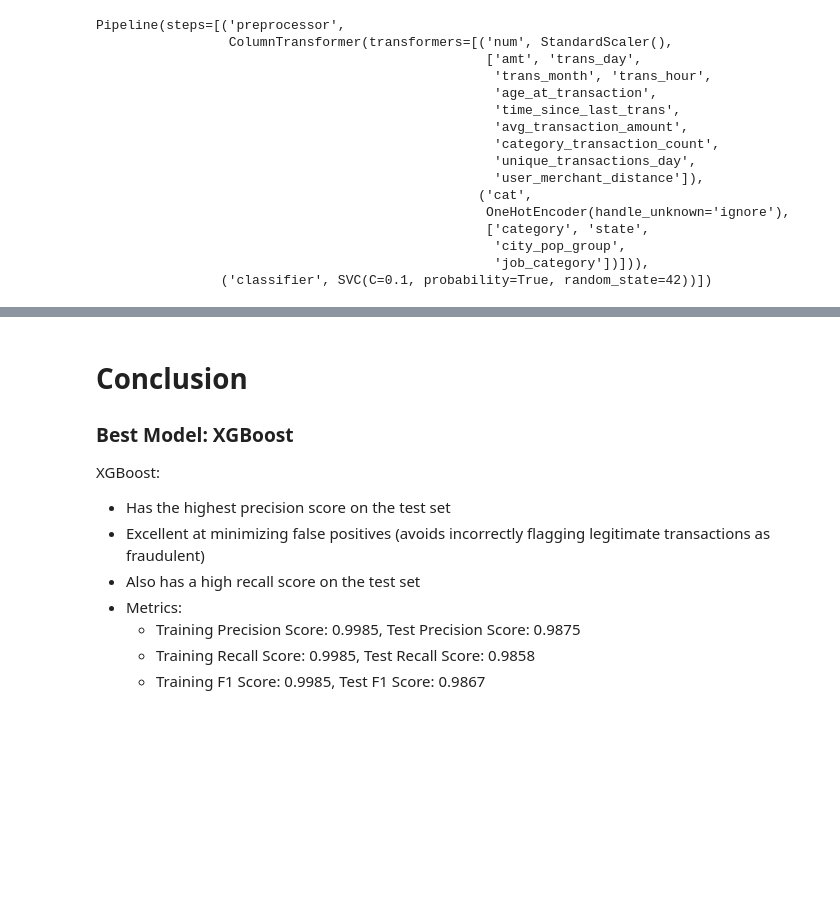
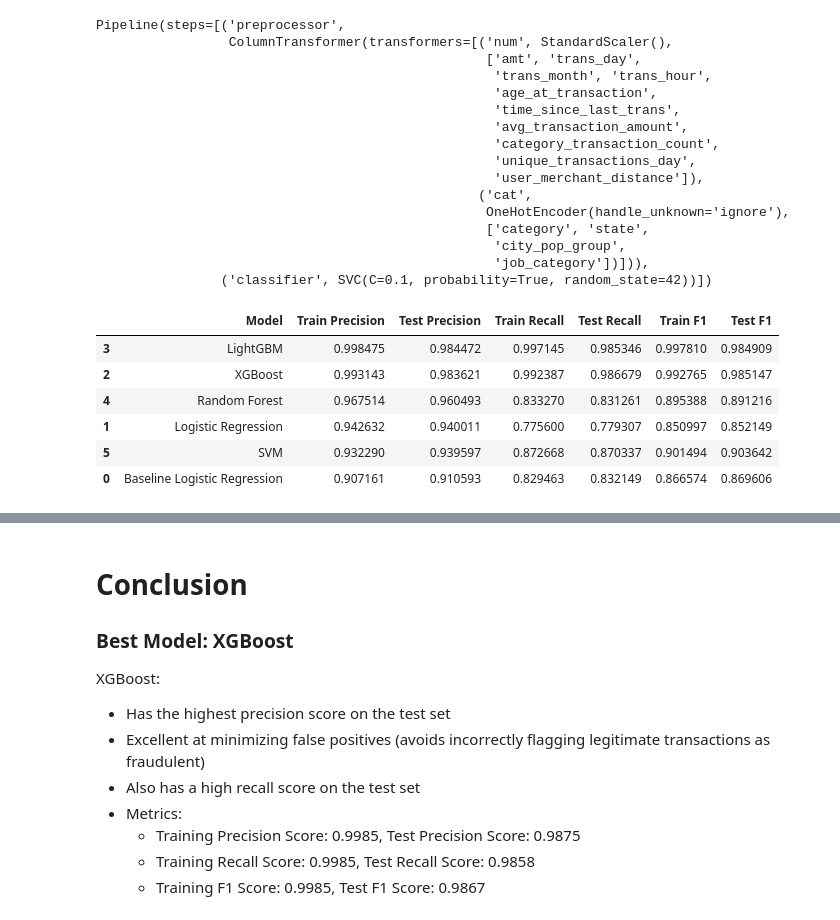
Before and after one commit to Haoweee/Credit-Card-Fraud-Detection, a Jupyter notebook: notebook/fraud_detection.ipynb, the cells around one changed output, grey strips where cells are left out. Cells and saved outputs as stored; diff of their text form; code cells hidden in the pictures; blank space fills up the shorter version.

```diff
--- a/notebook/fraud_detection.ipynb
+++ b/notebook/fraud_detection.ipynb
@@ -707,7 +805,8 @@ xgb_param_grid = {
     'classifier__subsample': [0.6, 0.8],
 }
 # %%
-xgboost = run_grid_search(xgb_pipeline, xgb_param_grid, "XGBoost")
+xgboost, xgboost_metrics = run_grid_search(xgb_pipeline, xgb_param_grid, "XGBoost")
+metrics_list.append(xgboost_metrics)
 xgboost
 # %% [output]
 XGBoost - Best Parameters: {'classifier__learning_rate': 0.2, 'classifier__max_depth': 4, 'classifier__n_estimators': 100, 'classifier__subsample': 0.8}
@@ -898,3 +1000,20 @@ Pipeline(steps=[('preprocessor',
                                                    'city_pop_group',
                                                    'job_category'])])),
                 ('classifier', SVC(C=0.1, probability=True, random_state=42))])
+# %%
+# Convert the list of dictionaries into a pandas DataFrame
+final_metrics = pd.DataFrame(metrics_list)
+
+# Sort the DataFrame by the test Precision in descending order
+final_metrics = final_metrics.sort_values(by='Test Precision', ascending=False)
+
+# Display the DataFrame
+final_metrics
+# %% [output]
+|  | Model | Train Precision | Test Precision | Train Recall | Test Recall | Train F1 | Test F1 |
+| 3 | LightGBM | 0.998475 | 0.984472 | 0.997145 | 0.985346 | 0.997810 | 0.984909 |
+| 2 | XGBoost | 0.993143 | 0.983621 | 0.992387 | 0.986679 | 0.992765 | 0.985147 |
+| 4 | Random Forest | 0.967514 | 0.960493 | 0.833270 | 0.831261 | 0.895388 | 0.891216 |
+| 1 | Logistic Regression | 0.942632 | 0.940011 | 0.775600 | 0.779307 | 0.850997 | 0.852149 |
+| 5 | SVM | 0.932290 | 0.939597 | 0.872668 | 0.870337 | 0.901494 | 0.903642 |
+| 0 | Baseline Logistic Regression | 0.907161 | 0.910593 | 0.829463 | 0.832149 | 0.866574 | 0.869606 |
```
Also changed, not shown: parts of 19 cells of this notebook.
